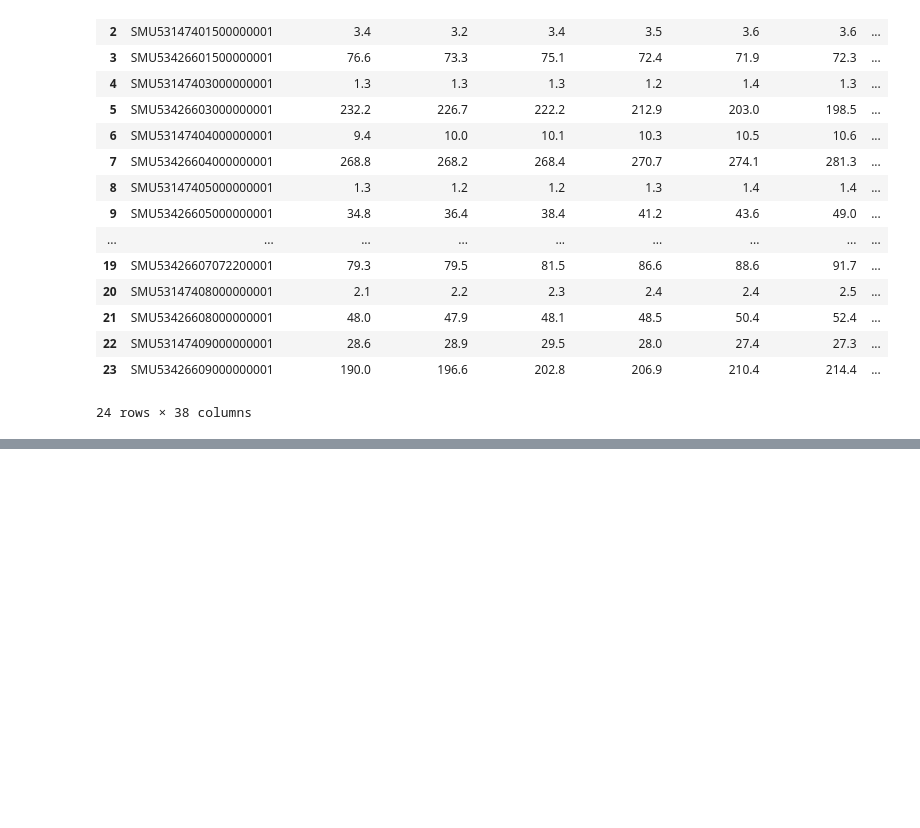
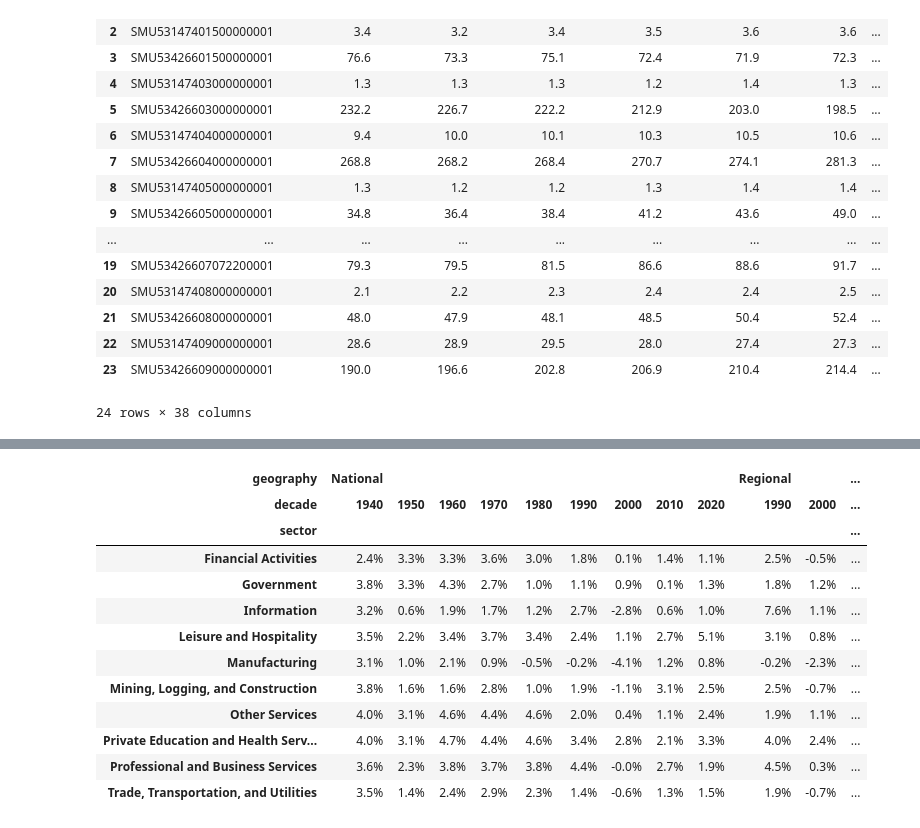
Before and after one commit to jkolberg/macro-explorer, a Jupyter notebook: macro_explorer/ces_employment.ipynb, the cells around one changed output, grey strips where cells are left out. Drawn from its saved outputs; the diff is of its cells as text; code cells hidden in the pictures; blank space fills up the shorter version.

```diff
--- a/macro_explorer/ces_employment.ipynb
+++ b/macro_explorer/ces_employment.ipynb
@@ -61,0 +112,17 @@ region_long = ces_to_long(region)
+# %%
+cagr_table = cagr_all.pivot_table(index='sector', columns=['geography', 'decade'], values='cagr')
+cagr_table.style.format('{:.1%}')
+# %% [output]
+| geography | National |  |  |  |  |  |  |  |  | Regional |  | ... |
+| decade | 1940 | 1950 | 1960 | 1970 | 1980 | 1990 | 2000 | 2010 | 2020 | 1990 | 2000 | ... |
+| sector |  |  |  |  |  |  |  |  |  |  |  | ... |
+| Financial Activities | 2.4% | 3.3% | 3.3% | 3.6% | 3.0% | 1.8% | 0.1% | 1.4% | 1.1% | 2.5% | -0.5% | ... |
+| Government | 3.8% | 3.3% | 4.3% | 2.7% | 1.0% | 1.1% | 0.9% | 0.1% | 1.3% | 1.8% | 1.2% | ... |
+| Information | 3.2% | 0.6% | 1.9% | 1.7% | 1.2% | 2.7% | -2.8% | 0.6% | 1.0% | 7.6% | 1.1% | ... |
+| Leisure and Hospitality | 3.5% | 2.2% | 3.4% | 3.7% | 3.4% | 2.4% | 1.1% | 2.7% | 5.1% | 3.1% | 0.8% | ... |
+| Manufacturing | 3.1% | 1.0% | 2.1% | 0.9% | -0.5% | -0.2% | -4.1% | 1.2% | 0.8% | -0.2% | -2.3% | ... |
+| Mining, Logging, and Construction | 3.8% | 1.6% | 1.6% | 2.8% | 1.0% | 1.9% | -1.1% | 3.1% | 2.5% | 2.5% | -0.7% | ... |
+| Other Services | 4.0% | 3.1% | 4.6% | 4.4% | 4.6% | 2.0% | 0.4% | 1.1% | 2.4% | 1.9% | 1.1% | ... |
+| Private Education and Health Serv... | 4.0% | 3.1% | 4.7% | 4.4% | 4.6% | 3.4% | 2.8% | 2.1% | 3.3% | 4.0% | 2.4% | ... |
+| Professional and Business Services | 3.6% | 2.3% | 3.8% | 3.7% | 3.8% | 4.4% | -0.0% | 2.7% | 1.9% | 4.5% | 0.3% | ... |
+| Trade, Transportation, and Utilities | 3.5% | 1.4% | 2.4% | 2.9% | 2.3% | 1.4% | -0.6% | 1.3% | 1.5% | 1.9% | -0.7% | ... |
```
Also changed, not shown: parts of 3 cells of this notebook, 5 other files.
